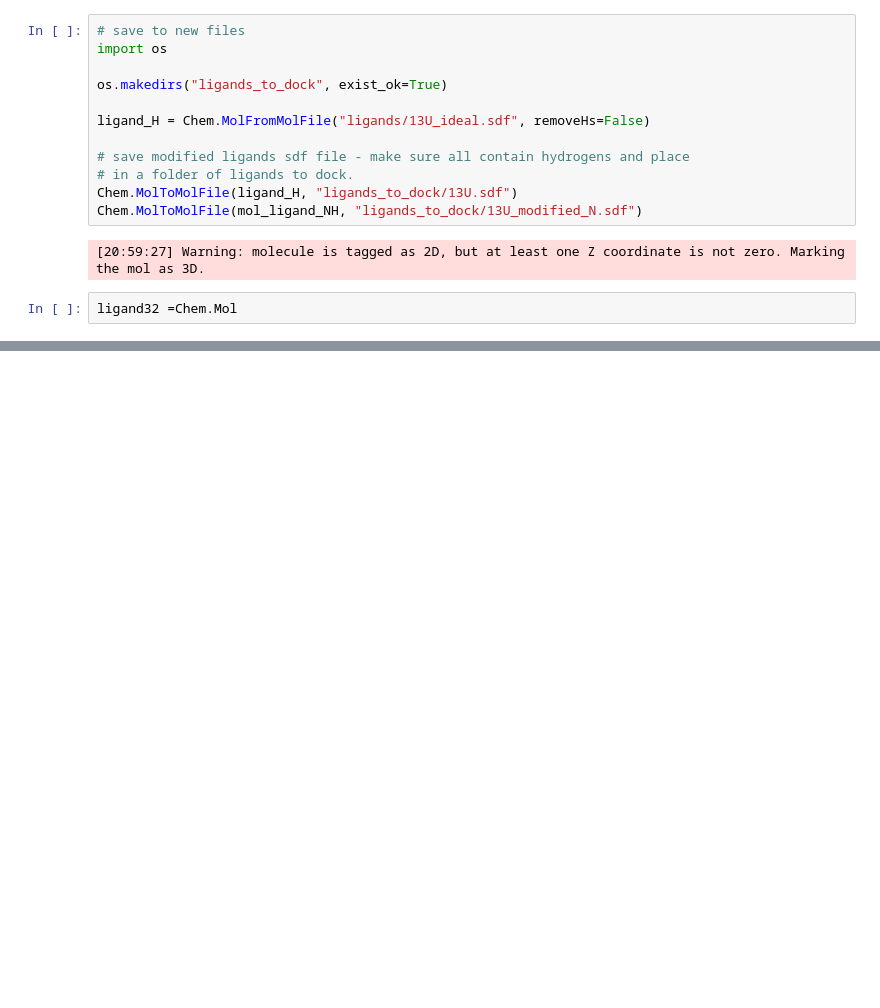
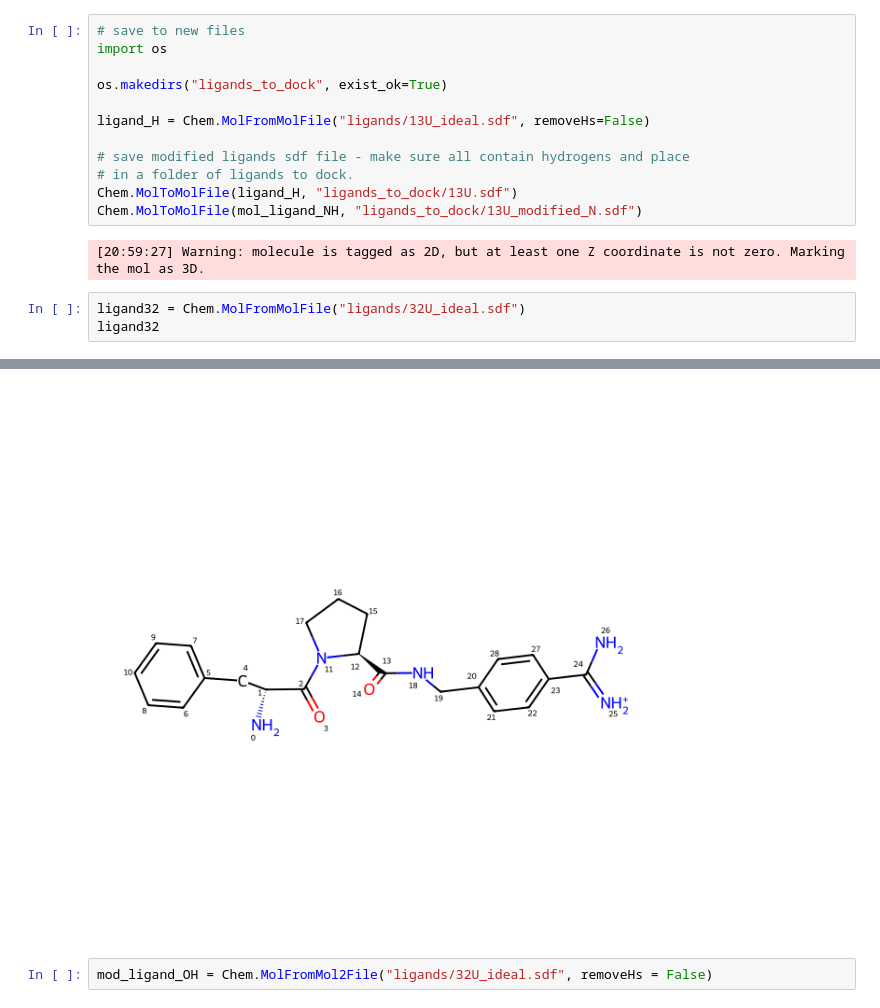
Before and after one commit to Arjun1425/Python-For-Cheminformatics-Driven-Molecular-Docking-rcsb, a Jupyter notebook: Molecular Docking.ipynb, the cells around one changed output, grey strips where cells are left out. Saved outputs shown, nothing was run; the diff lists cells and outputs as text; blank space fills up the shorter version.

```diff
--- a/Molecular Docking.ipynb
+++ b/Molecular Docking.ipynb
@@ -328,4 +328,6 @@ Chem.MolToMolFile(mol_ligand_NH, "ligands_to_dock/13U_modified_N.sdf")
 # %% [output]
 [20:59:27] Warning: molecule is tagged as 2D, but at least one Z coordinate is not zero. Marking the mol as 3D.
 # %%
-ligand32 =Chem.Mol
+ligand32 = Chem.MolFromMolFile("ligands/32U_ideal.sdf")
+ligand32
+# %% [output]
@@ -331,0 +335,3 @@ ligand32 =Chem.Mol
+[figure, added]
+# %%
+mod_ligand_OH = Chem.MolFromMol2File("ligands/32U_ideal.sdf", removeHs = False)
```
Also changed, not shown: parts of 36 cells of this notebook.
